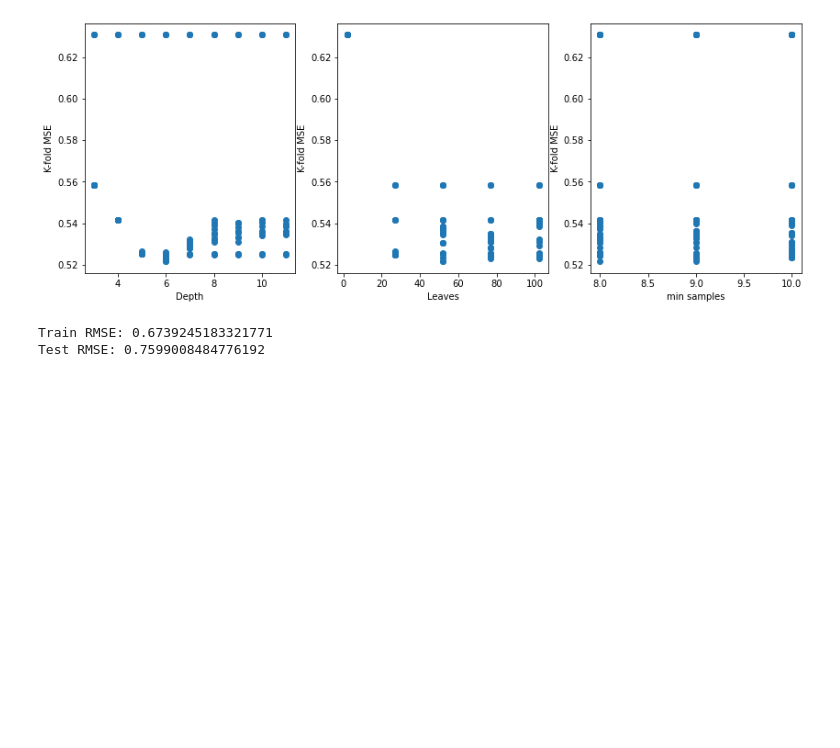
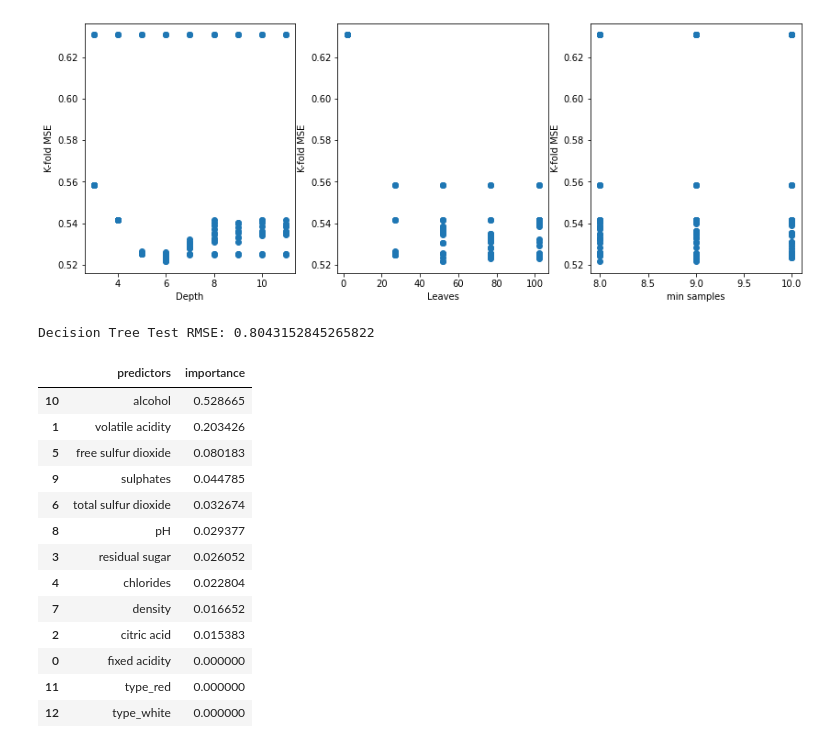
Before and after one commit to notlilawells/Saturn-303-3, a Jupyter notebook: decision_tree.ipynb, the cells around one changed output. Cells and saved outputs as stored; diff of their text form; code cells hidden in the pictures; blank space fills up the shorter version.

Commit message:
Decision tree updates
Also feature importances

```diff
--- a/decision_tree.ipynb
+++ b/decision_tree.ipynb
@@ -93,10 +94,4 @@ axes[2].set_ylabel('K-fold MSE');
 # %% [output]
 [figure]
 # %%
-opt_tree_model = DecisionTreeRegressor(random_state=45, max_leaf_nodes = 52, max_depth = 6, min_samples_leaf = 8)
-opt_tree_model.fit(X_train, y_train)
-print("Train RMSE:", np.sqrt(mean_squared_error(y_train, opt_tree_model.predict(X_train))))
-print("Test RMSE:", np.sqrt(mean_squared_error(y_test, opt_tree_model.predict(X_test))))
+tree_model = DecisionTreeRegressor(random_state=45, max_leaf_nodes = 52, max_depth = 6, min_samples_leaf = 8) .fit(X_train, y_train)
-# %% [output]
-Train RMSE: 0.6739245183321771
-Test RMSE: 0.7599008484776192
@@ -102,0 +108,22 @@ Test RMSE: 0.7599008484776192
+# %%
+#print("Train RMSE:", np.sqrt(mean_squared_error(y_train, train_pred)))
+print("Decision Tree Test RMSE:", np.sqrt(mean_squared_error(y_test, test_pred)))
+# %% [output]
+Decision Tree Test RMSE: 0.8043152845265822
+# %%
+pd.DataFrame({"predictors":X_train.columns, "importance": tree_model.feature_importances_}).sort_values("importance", ascending = False)
+# %% [output]
+|  | predictors | importance |
+| 10 | alcohol | 0.528665 |
+| 1 | volatile acidity | 0.203426 |
+| 5 | free sulfur dioxide | 0.080183 |
+| 9 | sulphates | 0.044785 |
+| 6 | total sulfur dioxide | 0.032674 |
+| 8 | pH | 0.029377 |
+| 3 | residual sugar | 0.026052 |
+| 4 | chlorides | 0.022804 |
+| 7 | density | 0.016652 |
+| 2 | citric acid | 0.015383 |
+| 0 | fixed acidity | 0.000000 |
+| 11 | type_red | 0.000000 |
+| 12 | type_white | 0.000000 |
```
Also changed, not shown: parts of 3 cells of this notebook.
